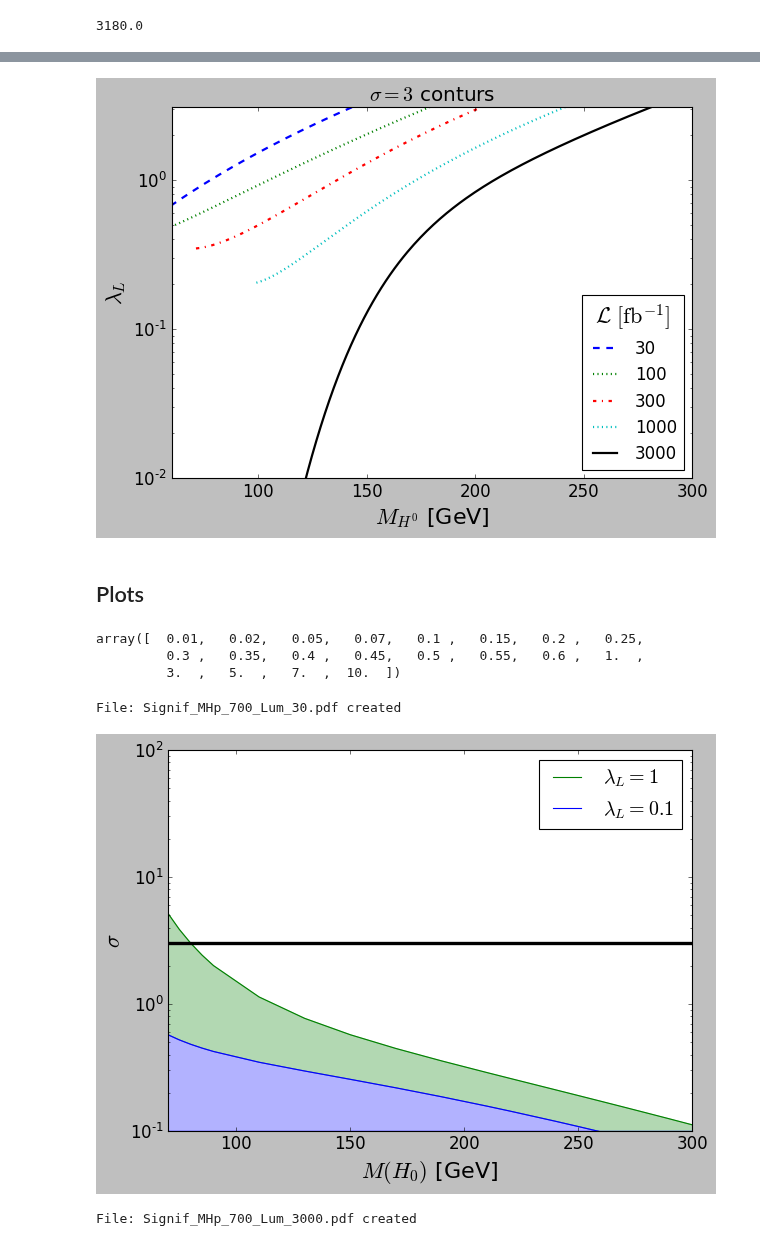
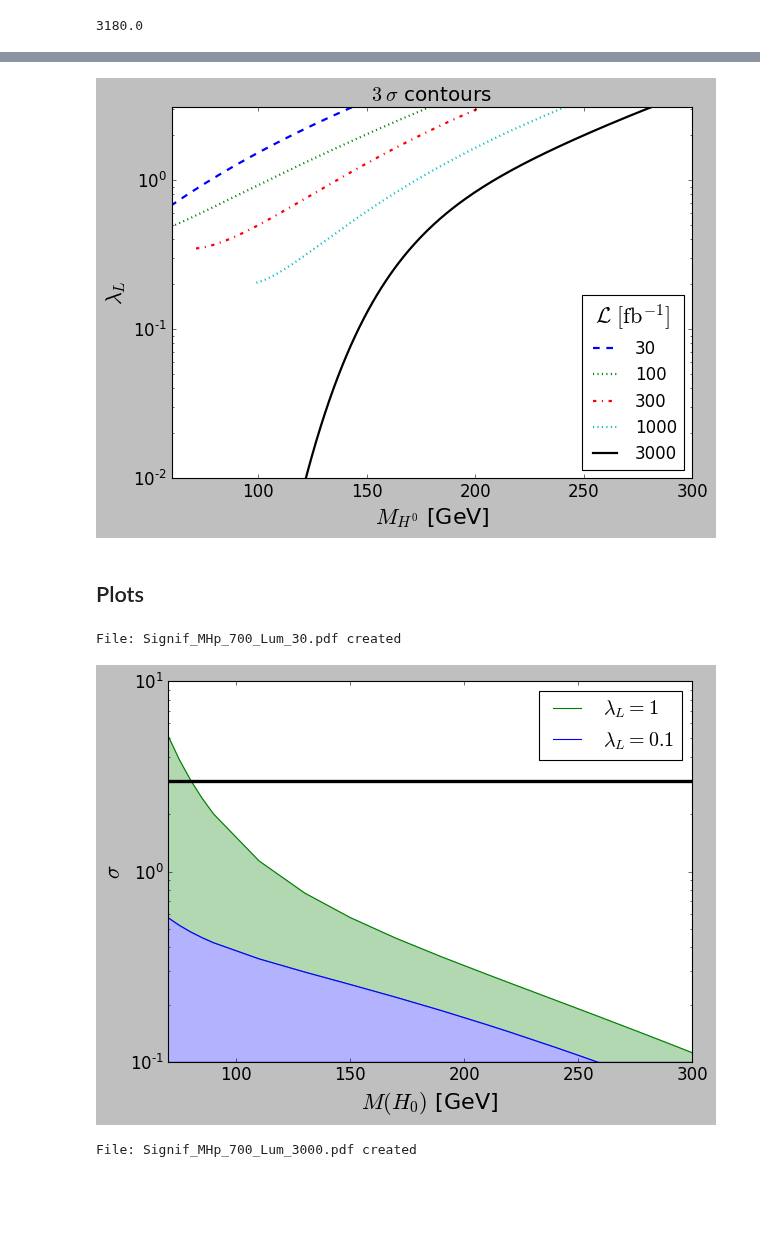
Before and after one commit to restrepo/VBF_IDM, a Jupyter notebook: Significance_countours-many_lumis.ipynb, the cells around one changed output, grey strips where cells are left out. Drawn from its saved outputs; the diff is of its cells as text; code cells hidden in the pictures; blank space fills up the shorter version.

```diff
--- a/Significance_countours-many_lumis.ipynb
+++ b/Significance_countours-many_lumis.ipynb
@@ -243,13 +243,13 @@ leg=plt.legend(loc='lower right',prop={'size':15})
 leg.set_title(r'${\cal L}\ [{\rm fb}^{-1}]$',prop={'size':20})
 plt.xlim(60,300)
 plt.ylim(1.E-2,3.1)
-plt.title('$\sigma=3$ conturs' )
+plt.title('$3\;\sigma$ contours' )
 plt.xlabel(r'$M_{H^0}$ [GeV]',size=20)
 plt.ylabel(r'$\lambda_L$',size=20)
 plt.tight_layout()
 plt.savefig('lcf.pdf')
 # %% [output]
-[figure, old version]
+[figure, new version]
 # %% [markdown]
 ## Plots
 # %%
@@ -317,18 +317,12 @@ def plot_fit(df,MHp=700,Lumi=30000.,xmin=None,xmax=None,ymin=0.06,ymax=300,LaL1=
 
     plt.savefig(fig)
     print('File: '+fig+' created')
-# %%
-LaL
-# %% [output]
-array([  0.01,   0.02,   0.05,   0.07,   0.1 ,   0.15,   0.2 ,   0.25,
-         0.3 ,   0.35,   0.4 ,   0.45,   0.5 ,   0.55,   0.6 ,   1.  ,
-         3.  ,   5.  ,   7.  ,  10.  ])
 # %%
-plot_fit(df,MHp=700,Lumi=30000,xmin=70,xmax=300,ymin=0.1,ymax=100,LaL1=1,LaL2=0.1,sigma=3,dots=False,
+plot_fit(df,MHp=700,Lumi=30000,xmin=70,xmax=300,ymin=0.1,ymax=10,LaL1=1,LaL2=0.1,sigma=3,dots=False,
          pw1=3,pw2=3,ylabel=r'$\sigma$')
 # %% [output]
 File: Signif_MHp_700_Lum_30.pdf created
-[figure, old version]
+[figure, new version]
 # %%
 plot_fit(df,MHp=700,Lumi=3000000,xmin=70,xmax=300,ymin=0.1,ymax=100,LaL1=1,LaL2=0.1,sigma=3,dots=False,
          pw1=3,pw2=3,ylabel=r'$\sigma$')
```
Also changed, not shown: parts of 6 cells of this notebook, 2 other files.
